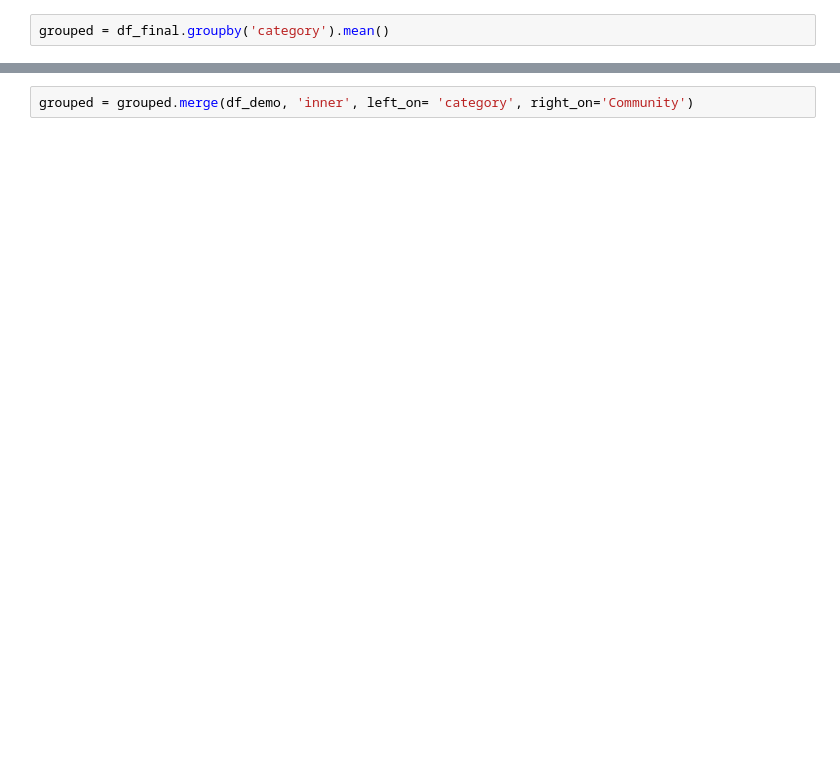
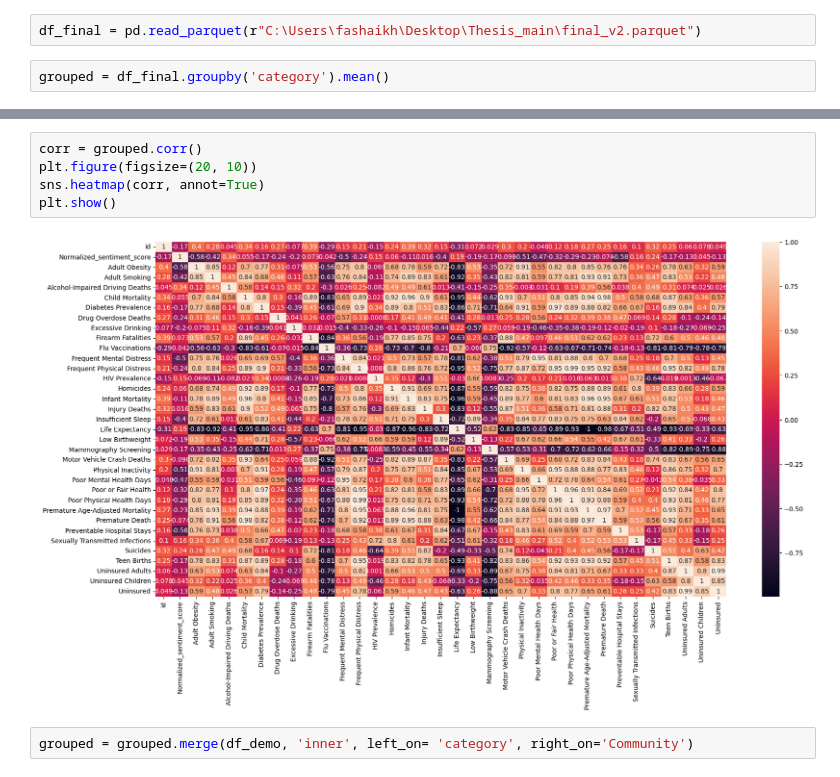
Before and after one commit to fahadshaikh30/thesis, a Jupyter notebook: statistical_modeling/ols.ipynb, the cells around one changed output, grey strips where cells are left out. Cells and saved outputs as stored; diff of their text form; blank space fills up the shorter version.

```diff
--- a/statistical_modeling/ols.ipynb
+++ b/statistical_modeling/ols.ipynb
@@ -191,6 +195,8 @@ W_optimism =
 W_sadness =
 # %% [markdown]
 # Ordinary Least Squares
+# %%
+df_final = pd.read_parquet(r"C:\Users\fashaikh\Desktop\Thesis_main\final_v2.parquet")
 # %%
 grouped = df_final.groupby('category').mean()
 # %%
@@ -208,2 +226,9 @@ df_demo.head()
+# %%
+corr = grouped.corr()
+plt.figure(figsize=(20, 10))
+sns.heatmap(corr, annot=True)
+plt.show()
+# %% [output]
+[figure, added]
 # %%
 grouped = grouped.merge(df_demo, 'inner', left_on= 'category', right_on='Community')
```
Also changed, not shown: parts of 16 cells of this notebook, 4 other files.
